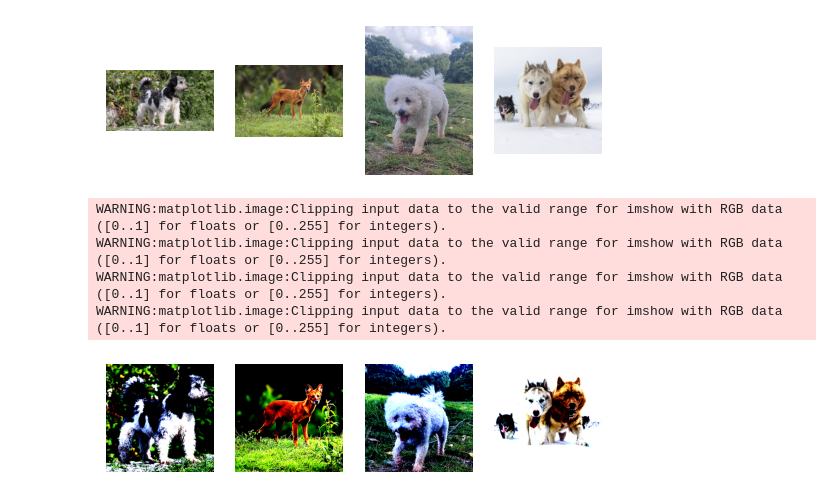
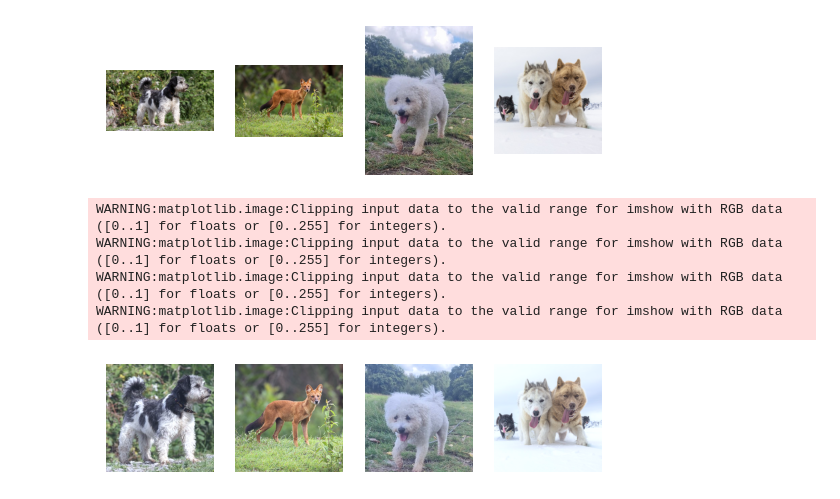
Before and after one commit to eriktaylor/Transformer-introduction, a Jupyter notebook: DYNOv2_PCA.ipynb, the cells around one changed output. Drawn from its saved outputs; the diff is of its cells as text; code cells hidden in the pictures.

```diff
--- a/DYNOv2_PCA.ipynb
+++ b/DYNOv2_PCA.ipynb
@@ -70,20 +48,21 @@ for i in range(batch_size):
     img = Image.open(file_list[i])
     imgs_tensor[i] = transform(img)
 # %%
-#view the PIL images after transforms
+#To view the images after transforms, need to reverse normalization
 
 fig, axs = plt.subplots(1, len(file_list))
 
 for i in range(len(file_list)):
-  axs[i].imshow(imgs_tensor[i].permute(1,2,0))
+  img_t = (imgs_tensor[i]+imgs_tensor[i].max())/(imgs_tensor[i].max()-imgs_tensor[i].min())
+  axs[i].imshow(img_t.permute(1,2,0))
   axs[i].axis('off')  # Turn off axis labels
 
 plt.show()
 # %% [output]
 WARNING:matplotlib.image:Clipping input data to the valid range for imshow with RGB data ([0..1] for floats or [0..255] for integers).
 WARNING:matplotlib.image:Clipping input data to the valid range for imshow with RGB data ([0..1] for floats or [0..255] for integers).
 WARNING:matplotlib.image:Clipping input data to the valid range for imshow with RGB data ([0..1] for floats or [0..255] for integers).
 WARNING:matplotlib.image:Clipping input data to the valid range for imshow with RGB data ([0..1] for floats or [0..255] for integers).
-[figure, old version]
+[figure, new version]
 # %%
 #load large DinoV2 model
```
Also changed, not shown: parts of 12 cells of this notebook.
